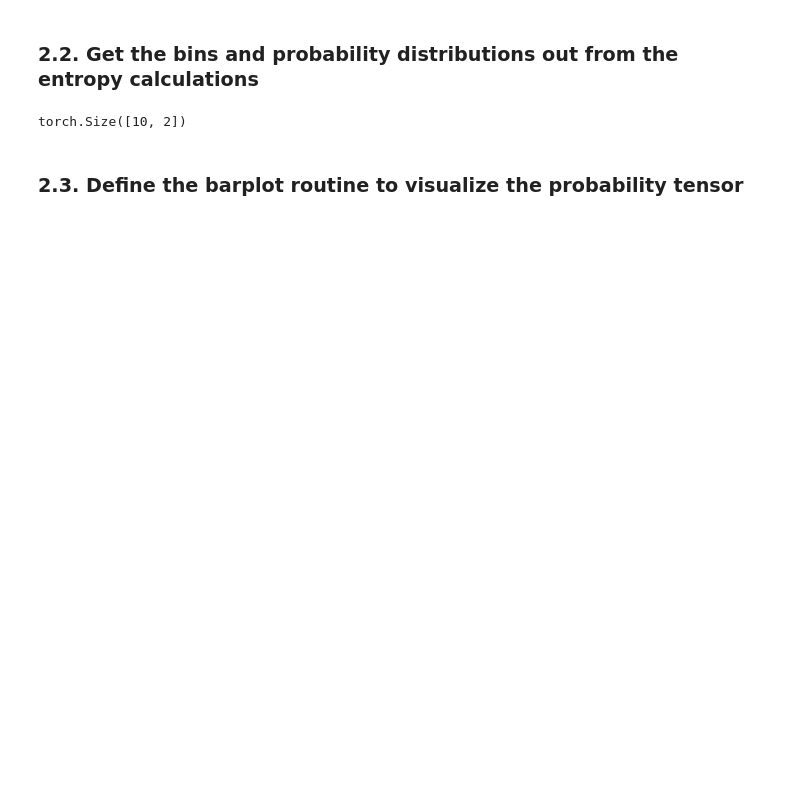
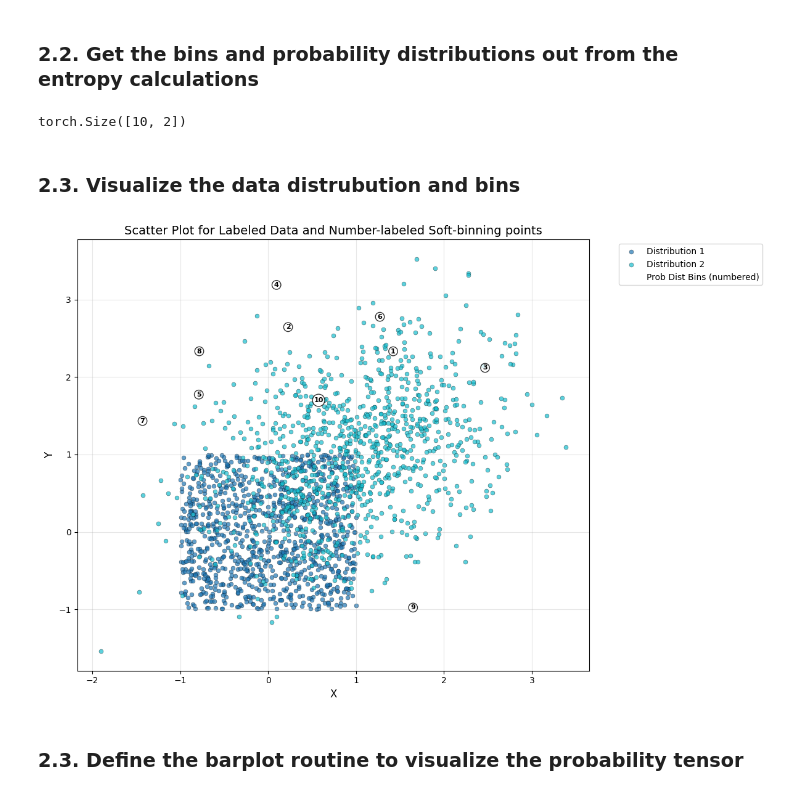
Before and after one commit to jonhanke/nam_entropy, a Jupyter notebook: notebooks/B. Interactive entropy and information calculations.ipynb, the cells around one changed output. Drawn from its saved outputs; the diff is of its cells as text; code cells hidden in the pictures; blank space fills up the shorter version.

```diff
--- a/notebooks/B. Interactive entropy and information calculations.ipynb
+++ b/notebooks/B. Interactive entropy and information calculations.ipynb
@@ -94,6 +103,19 @@ prob_dist_bins__no_heads = prob_dist_bins.squeeze(1)
 prob_dist_bins__no_heads.shape
 # %% [output]
 torch.Size([10, 2])
+# %% [markdown]
+### 2.3. Visualize the data distrubution and bins
+# %%
+fig, ax = plot_2d_scatter_with_bins(
+    data_tensor=data_tensor,
+    index_tensor=index_tensor,
+    label_list=label_list,
+    bins=prob_dist_bins.squeeze(1),
+    bins_mode='numbers',  # X markers for bins
+    title='Scatter Plot for Labeled Data and Number-labeled Soft-binning points'
+)
+# %% [output]
+[figure, added]
 # %% [markdown]
 ### 2.3. Define the barplot routine to visualize the probability tensor
 # %%
```
Also changed, not shown: parts of 8 cells of this notebook, 3 other files.
